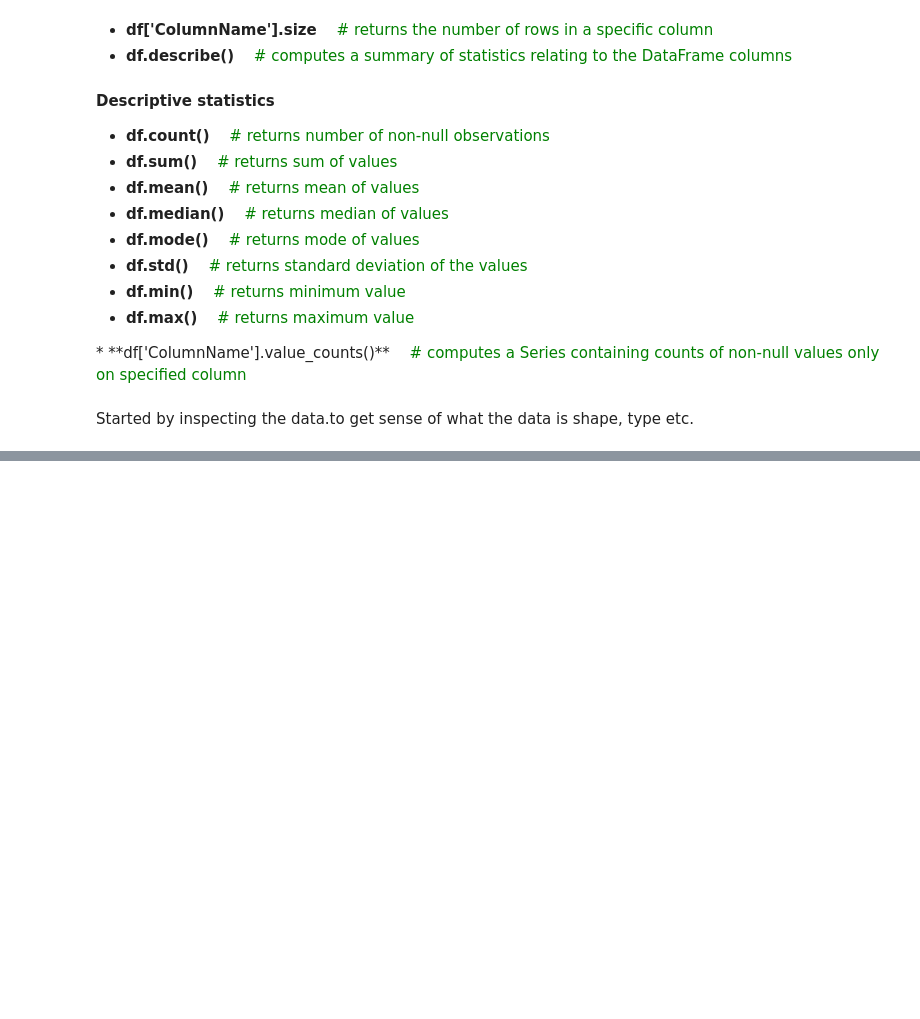
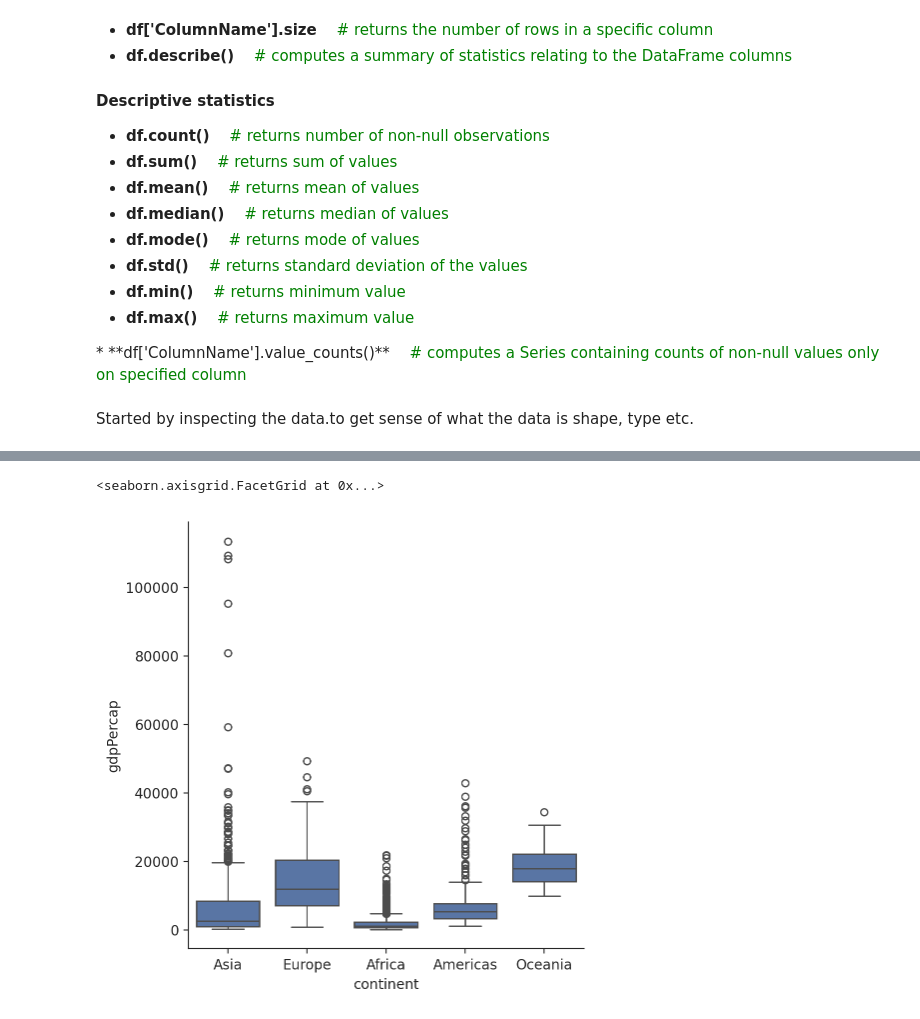
Before and after one commit to Abdi-dotcom/Principles-of-Data-Science, a Jupyter notebook: w1_data_inspection_and_subsetting.ipynb, the cells around one changed output, grey strips where cells are left out. Cells and saved outputs as stored; diff of their text form; code cells hidden in the pictures; blank space fills up the shorter version.

```diff
--- a/w1_data_inspection_and_subsetting.ipynb
+++ b/w1_data_inspection_and_subsetting.ipynb
@@ -65,0 +478,6 @@ Started by inspecting the data.to get sense of what the data is shape, type etc.
+# %%
+gm.loc[gm['year']== 2007 ].groupby('continent')['gdpPercap'].max()
+sns.catplot(data=gm, x="continent", y="gdpPercap", kind="box")
+# %% [output]
+<seaborn.axisgrid.FacetGrid at 0x...>
+[figure, added]
```
Also changed, not shown: parts of 49 cells of this notebook.
